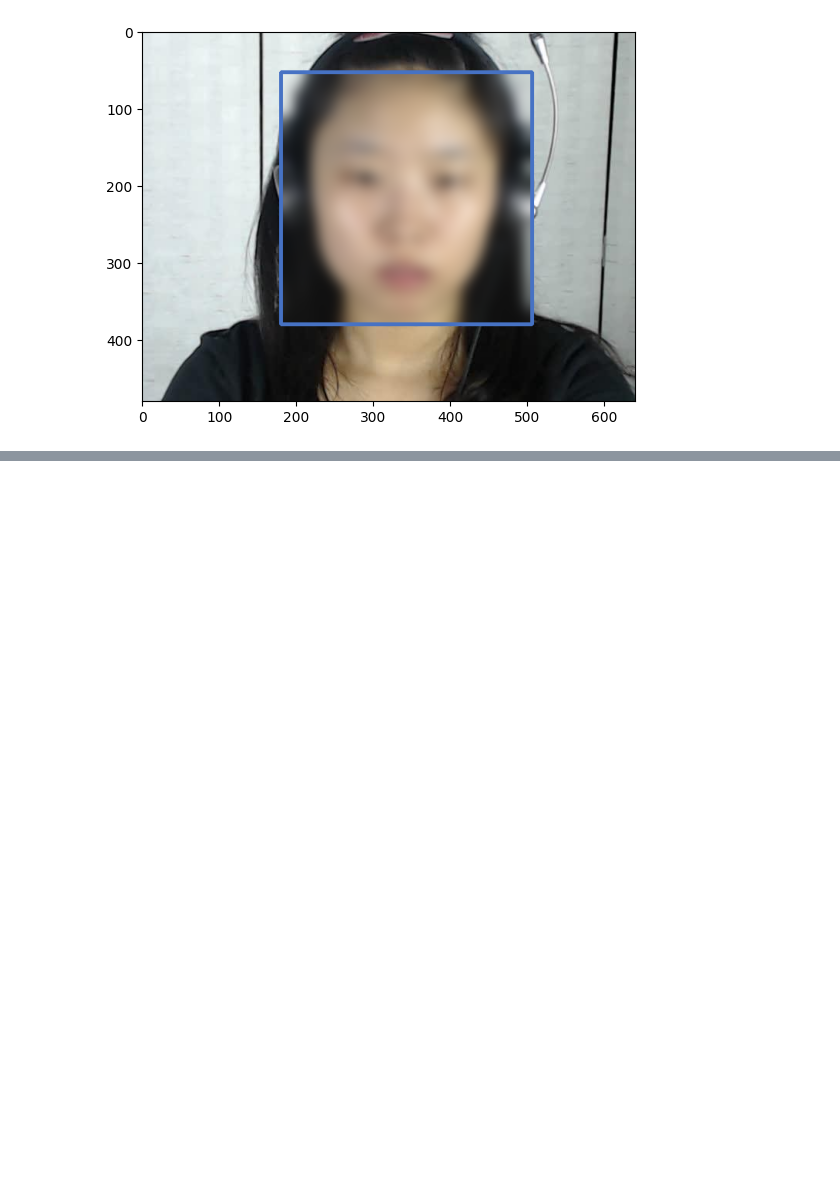
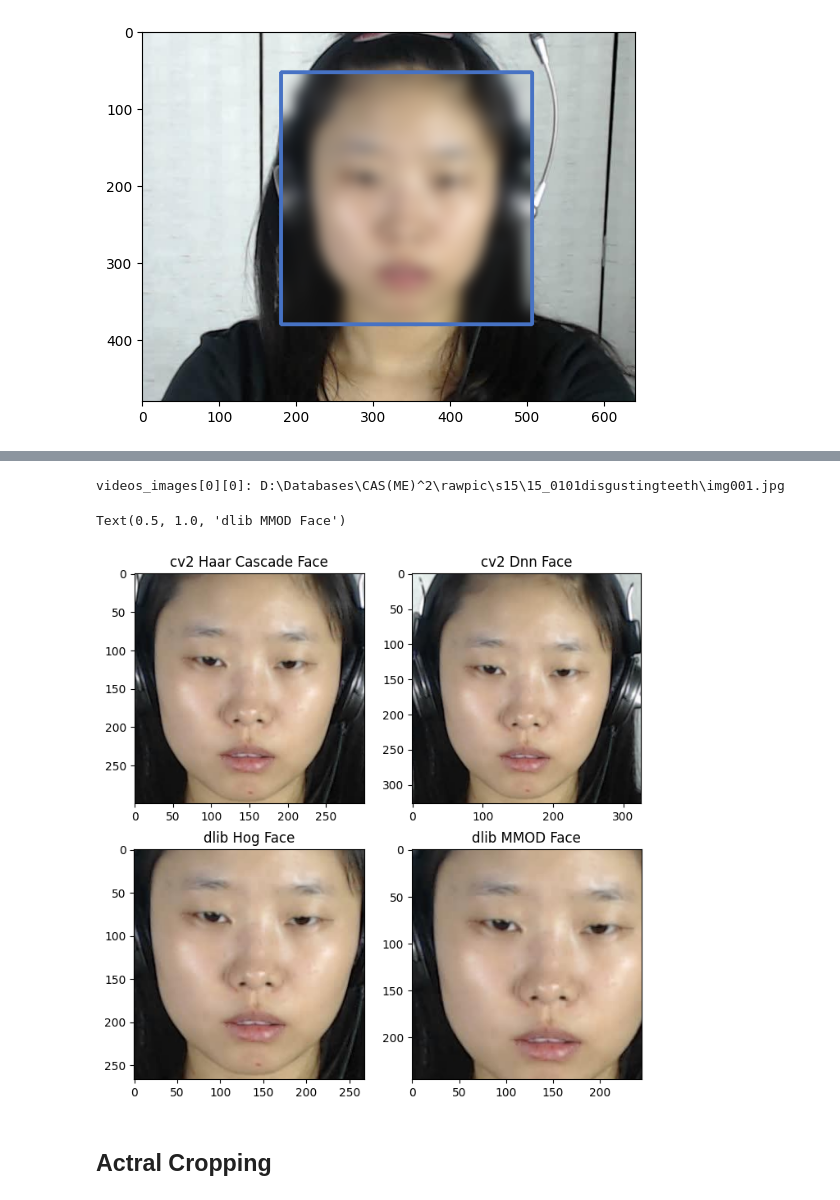
Before and after one commit to eddiehe99/pytorch-expression-spotting, a Jupyter notebook: cropping.ipynb, the cells around one changed output, grey strips where cells are left out. Drawn from its saved outputs; the diff is of its cells as text; code cells hidden in the pictures; blank space fills up the shorter version.

Commit message:
feat: add comparison of different cropping methods

```diff
--- a/cropping.ipynb
+++ b/cropping.ipynb
@@ -45,11 +38,7 @@ True
 # %% [markdown]
 ## Load Images Paths
 # %%
-from image_processing import *
-
-# videos_images, subjects, subjects_videos_code = load_images(dataset_dir)
-
-videos_images, subjects, subjects_videos_code = load_images_dev(
+videos_images, subjects, subjects_videos_code = image_processing.load_images_dev(
     dataset_dir,
     images_loading=images_loading,
     image_size=image_size,
@@ -80,9 +69,7 @@ print("subjects_videos_code:", subjects_videos_code)
 subjects: ['s15', 's16', 's19', 's20', 's21', 's22', 's23', 's24', 's25', 's26', 's27', 's29', 's30', 's31', 's32', 's33', 's34', 's35', 's36', 's37', 's38', 's40']
 subjects_videos_code: [['0101', '0102', '0401', '0402', '0502', '0503', '0505', '0508'], ['0101', '0102', '0401', '0402', '0502', '0505', '0507'], ['0102', '0402', '0505', '0507', '0502'], ['0502'], [ ...
 # %%
-from image_processing import *
-
-test_videos_images, test_subjects, test_videos_name = load_images_dev(
+test_videos_images, test_subjects, test_videos_name = image_processing.load_images_dev(
     test_dataset_dir,
     images_loading=images_loading,
     image_size=image_size,
@@ -190,0 +134,31 @@ Text(0.5, 1.0, 'cv2 face')
+# %%
+print(f"videos_images[0][0]: {videos_images[0][0]}")
+image = cv2.imread(str(videos_images[0][0]))
+
+cv2.cvtColor(image, cv2.COLOR_RGB2BGR, image)
+
+cv2_haar_cascade_face = image_processing.cv2_haar_cascade_face_detect(image)
+cv2_dnn_face = image_processing.cv2_dnn_face_detect(image)
+
+dlib_hog_face = image_processing.dlib_hog_face_detect(image)
+dlib_mmod_face = image_processing.dlib_mmod_face_detect(image)
+
+plt.figure(figsize=(8, 8))
+plt.subplot(2, 2, 1)
+plt.imshow(cv2_haar_cascade_face.astype("uint8"))
+plt.title("cv2 Haar Cascade Face")
+plt.subplot(2, 2, 2)
+plt.imshow(cv2_dnn_face.astype("uint8"))
+plt.title("cv2 Dnn Face")
+plt.subplot(2, 2, 3)
+plt.imshow(dlib_hog_face.astype("uint8"))
+plt.title("dlib Hog Face")
+plt.subplot(2, 2, 4)
+plt.imshow(dlib_mmod_face.astype("uint8"))
+plt.title("dlib MMOD Face")
+# %% [output]
+videos_images[0][0]: D:\Databases\CAS(ME)^2\rawpic\s15\15_0101disgustingteeth\img001.jpg
+Text(0.5, 1.0, 'dlib MMOD Face')
+[figure, added]
+# %% [markdown]
+## Actral Cropping
```
Also changed, not shown: parts of 4 cells of this notebook, 5 other files.
